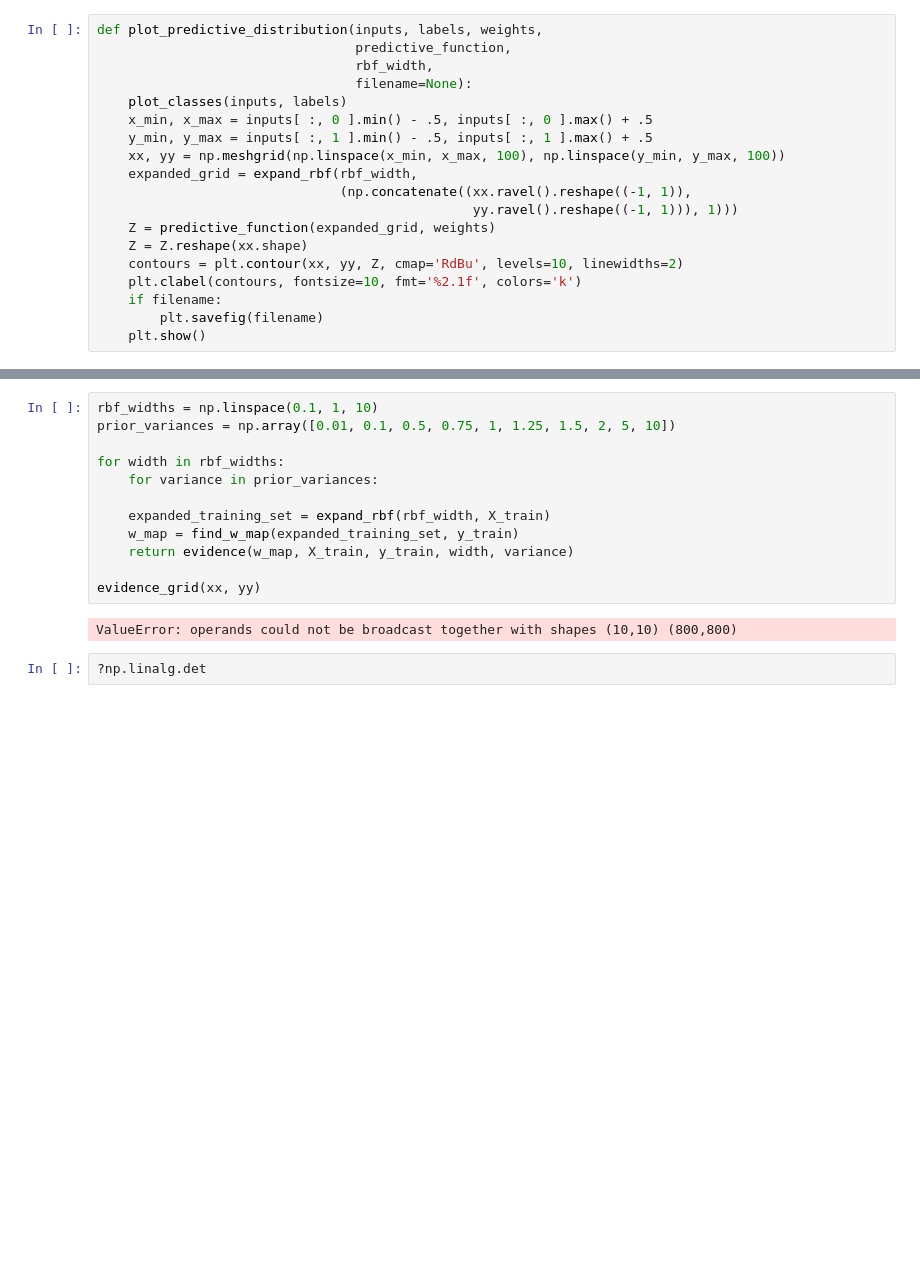
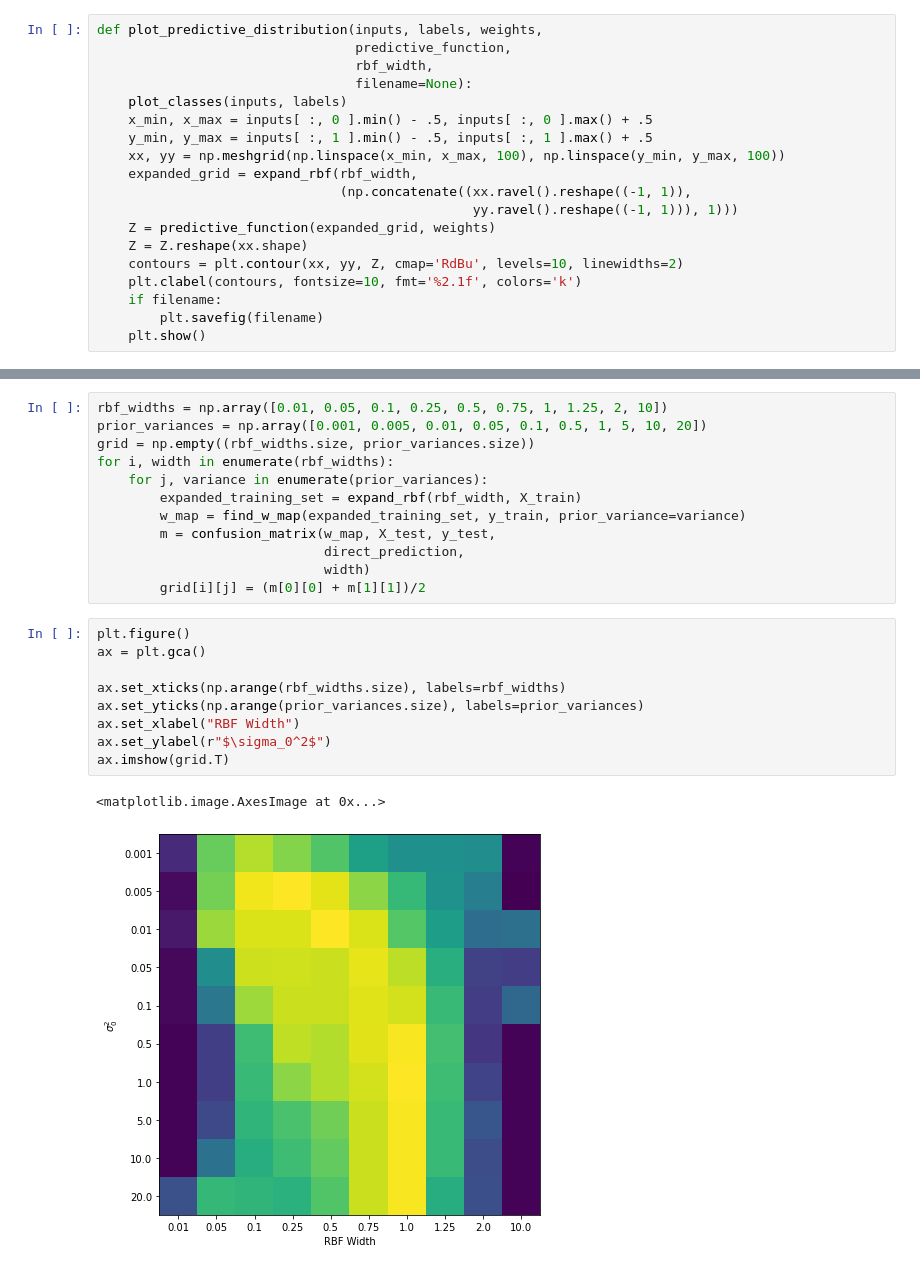
Before and after one commit to theo-brown/bayesian-logistic-classifier, a Jupyter notebook: ftr.ipynb, the cells around one changed output, grey strips where cells are left out. Saved outputs shown, nothing was run; the diff lists cells and outputs as text; blank space fills up the shorter version.

```diff
--- a/ftr.ipynb
+++ b/ftr.ipynb
@@ -245,16 +194,24 @@ Avg LL (ML prediction, test set, rbf_width=1): -0.2114344830590602
 # %%
-rbf_widths = np.linspace(0.1, 1, 10)
-prior_variances = np.array([0.01, 0.1, 0.5, 0.75, 1, 1.25, 1.5, 2, 5, 10])
-
-for width in rbf_widths:
-    for variance in prior_variances:
-
-    expanded_training_set = expand_rbf(rbf_width, X_train)
-    w_map = find_w_map(expanded_training_set, y_train)
-    return evidence(w_map, X_train, y_train, width, variance)
-
-evidence_grid(xx, yy)
+rbf_widths = np.array([0.01, 0.05, 0.1, 0.25, 0.5, 0.75, 1, 1.25, 2, 10])
+prior_variances = np.array([0.001, 0.005, 0.01, 0.05, 0.1, 0.5, 1, 5, 10, 20])
+grid = np.empty((rbf_widths.size, prior_variances.size))
+for i, width in enumerate(rbf_widths):
+    for j, variance in enumerate(prior_variances):
+        expanded_training_set = expand_rbf(rbf_width, X_train)
+        w_map = find_w_map(expanded_training_set, y_train, prior_variance=variance)
+        m = confusion_matrix(w_map, X_test, y_test,
+                             direct_prediction,
+                             width)
+        grid[i][j] = (m[0][0] + m[1][1])/2
-# %% [output]
-ValueError: operands could not be broadcast together with shapes (10,10) (800,800)
-# %%
-?np.linalg.det
+# %%
+plt.figure()
+ax = plt.gca()
+
+ax.set_xticks(np.arange(rbf_widths.size), labels=rbf_widths)
+ax.set_yticks(np.arange(prior_variances.size), labels=prior_variances)
+ax.set_xlabel("RBF Width")
+ax.set_ylabel(r"$\sigma_0^2$")
+ax.imshow(grid.T)
+# %% [output]
+<matplotlib.image.AxesImage at 0x...>
+[figure, added]
```
Also changed, not shown: parts of 6 cells of this notebook, 1 other file.
